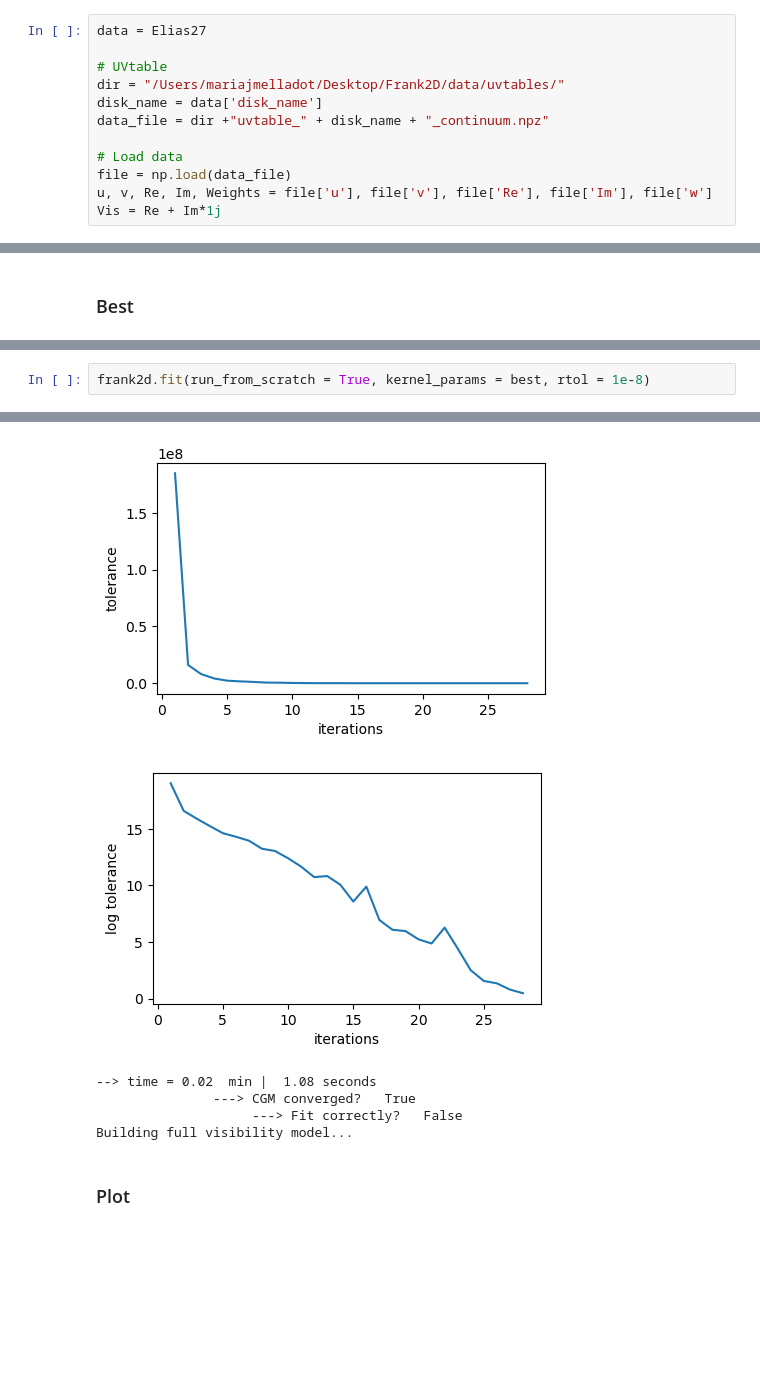
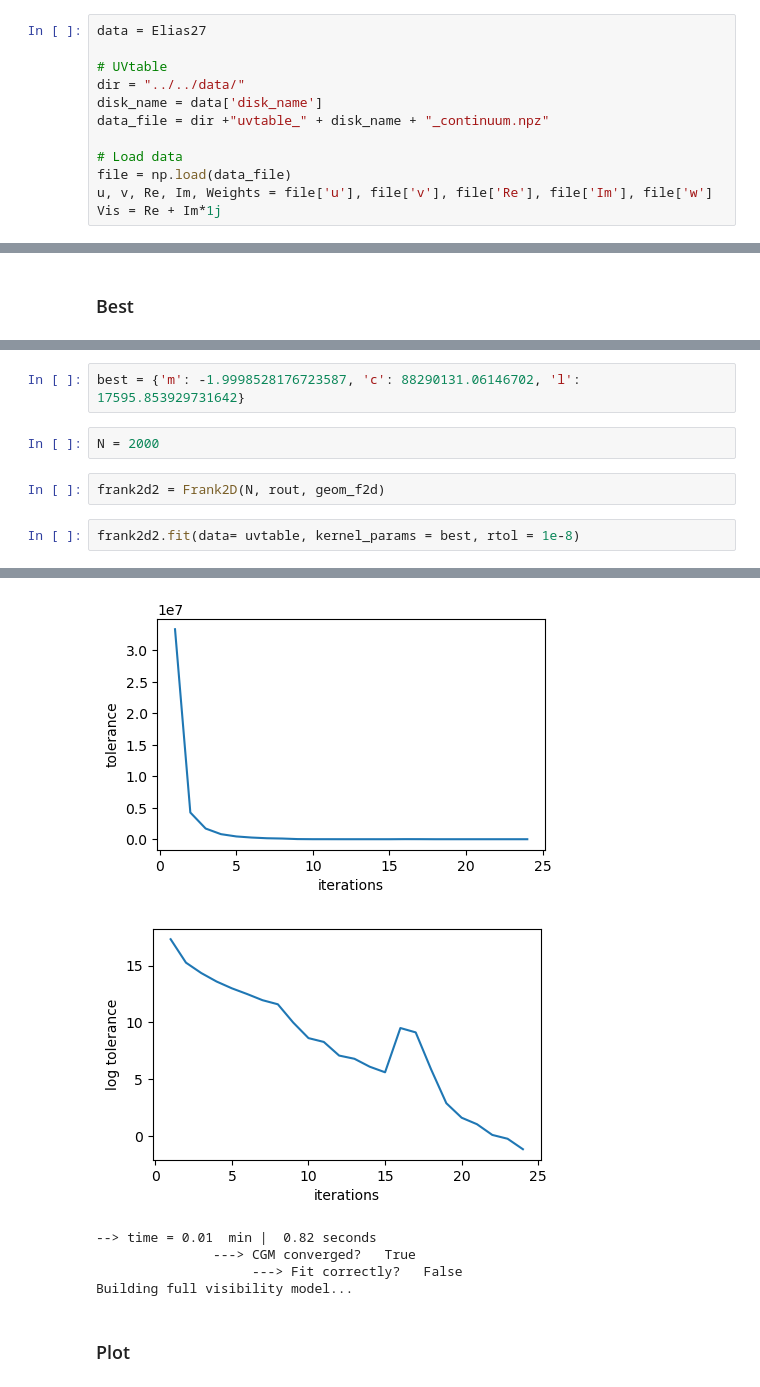
Before and after one commit to mariajmellado/frank2d, a Jupyter notebook: Notebooks/50_CalculatingIntrinsicResolution_Elias27.ipynb, the cells around one changed output, grey strips where cells are left out. Cells and saved outputs as stored; diff of their text form; blank space fills up the shorter version.

```diff
--- a/Notebooks/50_CalculatingIntrinsicResolution_Elias27.ipynb
+++ b/Notebooks/50_CalculatingIntrinsicResolution_Elias27.ipynb
@@ -48,7 +48,7 @@ HD143006 = {'inc': 18.6, 'pa': 169, 'dra':-5.9e-3, 'ddec':21.7e-3, 'rout': 0.518
 data = Elias27
 
 # UVtable
-dir = "/Users/mariajmelladot/Desktop/Frank2D/data/uvtables/"
+dir = "../../data/"
 disk_name = data['disk_name']
 data_file = dir +"uvtable_" + disk_name + "_continuum.npz"
 
@@ -137,3 +139,9 @@ best
+# %%
+best = {'m': -1.9998528176723587, 'c': 88290131.06146702, 'l': 17595.853929731642}
+# %%
+N = 2000
+# %%
+frank2d2 = Frank2D(N, rout, geom_f2d)
 # %%
-frank2d.fit(run_from_scratch = True, kernel_params = best, rtol = 1e-8)
+frank2d2.fit(data= uvtable, kernel_params = best, rtol = 1e-8)
 # %% [output]
@@ -157,6 +165,6 @@ Final tolerance :  1.8467971659198805
-[figure, old version]
+[figure, new version]
-[figure, old version]
+[figure, new version]
---> time = 0.02  min |  1.08 seconds
+--> time = 0.01  min |  0.82 seconds
                ---> CGM converged?   True
                     ---> Fit correctly?   False
 Building full visibility model...
```
Also changed, not shown: parts of 17 cells of this notebook, 3 other files.
